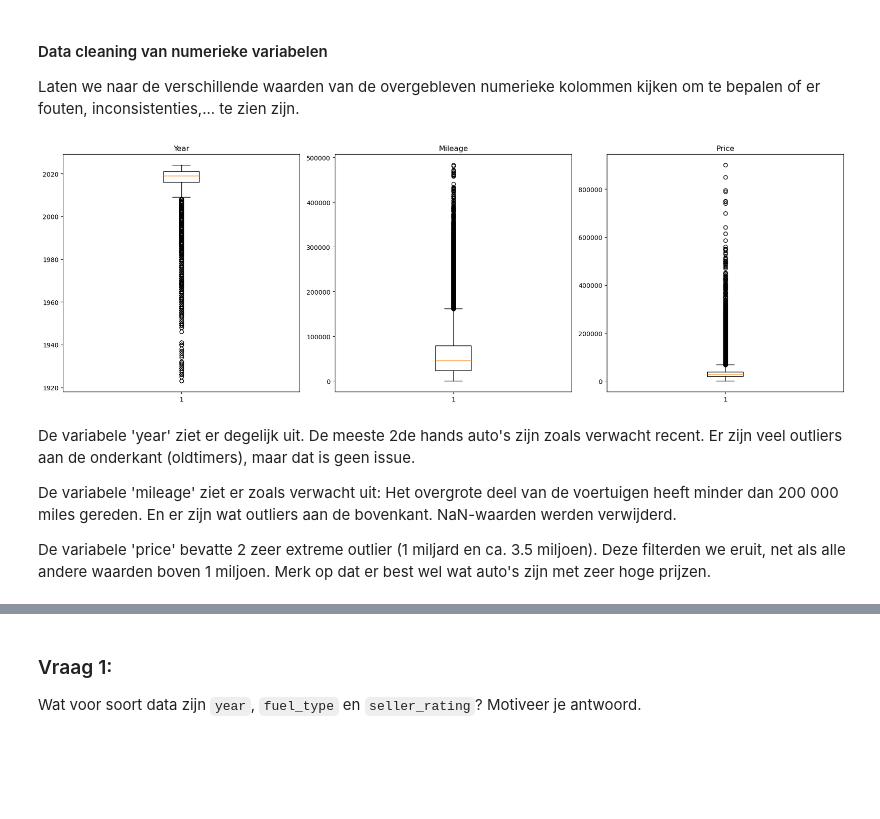
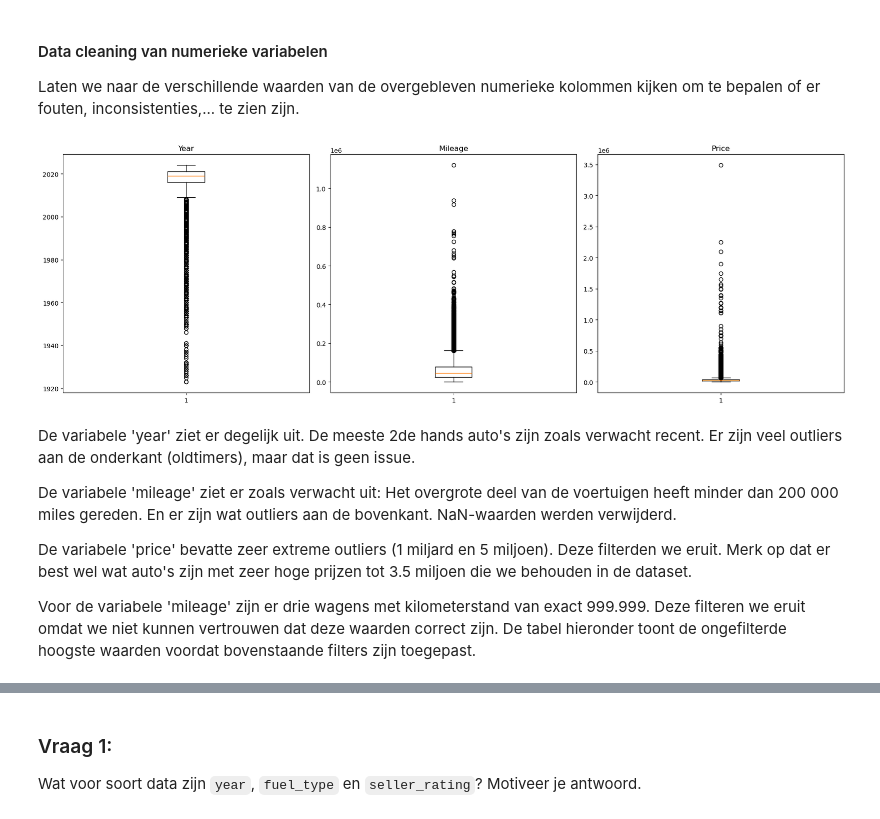
Before and after one commit to craftyraf/project-productie-proces, a Jupyter notebook: notebooks/autoproductie.ipynb, the cells around one changed output, grey strips where cells are left out. Saved outputs shown, nothing was run; the diff lists cells and outputs as text; code cells hidden in the pictures; blank space fills up the shorter version.

Commit message:
Deel 2: Prijs- nieuwe outlier treshold + Mileage: delete treshold & delete 3 999999 waarden

```diff
--- a/notebooks/autoproductie.ipynb
+++ b/notebooks/autoproductie.ipynb
@@ -180,38 +176,43 @@ Laten we naar de verschillende waarden van de overgebleven numerieke kolommen ki
 # %%
 # Verwijder NaN-waarden uit de DataFrame
 df_cars_cleaned.dropna(subset=['year', 'mileage', 'price'], inplace=True)
 
 # Filter outliers op vlak van prijs en mileage weg. Deze nemen we niet mee in rest van de analyse
-df_cars_cleaned = df_cars_cleaned[df_cars_cleaned['price'] <= 1000000]
-df_cars_cleaned = df_cars_cleaned[df_cars_cleaned['mileage'] <= 500000]
+df_cars_cleaned = df_cars_cleaned[df_cars_cleaned['price'] <= 3500000]
+# df_cars_cleaned = df_cars_cleaned[df_cars_cleaned['mileage'] <= 500000]
+
+# Filter auto's met exacte mileage 999.999 weg omdat we niet zeker zijn of dit correct is
+df_cars_cleaned = df_cars_cleaned[(df_cars_cleaned['mileage'] < 999998) | (df_cars_cleaned['mileage'] > 999999.9)]
 
 # Selecteer de gewenste variabelen voor de boxplots
 year_data = df_cars_cleaned['year']
 mileage_data = df_cars_cleaned['mileage']
 price_data = df_cars_cleaned['price']
 
 # Maak een figuur met drie subplots in één rij
 fig, axs = plt.subplots(1, 3, figsize=(18, 6))
 
 # Boxplot voor 'year'
 axs[0].boxplot(year_data)
 axs[0].set_title('Year')
 
 # Boxplot voor 'mileage'
 axs[1].boxplot(mileage_data)
 axs[1].set_title('Mileage')
 
 # Boxplot voor 'price'
 axs[2].boxplot(price_data)
 axs[2].set_title('Price')
 
 plt.tight_layout()
 plt.show()
 # %% [output]
-[figure, old version]
+[figure, new version]
 # %% [markdown]
 De variabele 'year' ziet er degelijk uit. De meeste 2de hands auto's zijn zoals verwacht recent. Er zijn veel outliers aan de onderkant (oldtimers), maar dat is geen issue.
 
 De variabele 'mileage' ziet er zoals verwacht uit: Het overgrote deel van de voertuigen heeft minder dan 200 000 miles gereden. En er zijn wat outliers aan de bovenkant. NaN-waarden werden verwijderd.
 
-De variabele 'price' bevatte 2 zeer extreme outlier (1 miljard en ca. 3.5 miljoen). Deze filterden we eruit, net als alle andere waarden boven 1 miljoen. Merk op dat er best wel wat auto's zijn met zeer hoge prijzen.
+De variabele 'price' bevatte zeer extreme outliers (1 miljard en 5 miljoen). Deze filterden we eruit. Merk op dat er best wel wat auto's zijn met zeer hoge prijzen tot 3.5 miljoen die we behouden in de dataset.
+
+Voor de variabele 'mileage' zijn er drie wagens met kilometerstand van exact 999.999. Deze filteren we eruit omdat we niet kunnen vertrouwen dat deze waarden correct zijn. De tabel hieronder toont de ongefilterde hoogste waarden voordat bovenstaande filters zijn toegepast.
```
Also changed, not shown: parts of 16 cells of this notebook.
